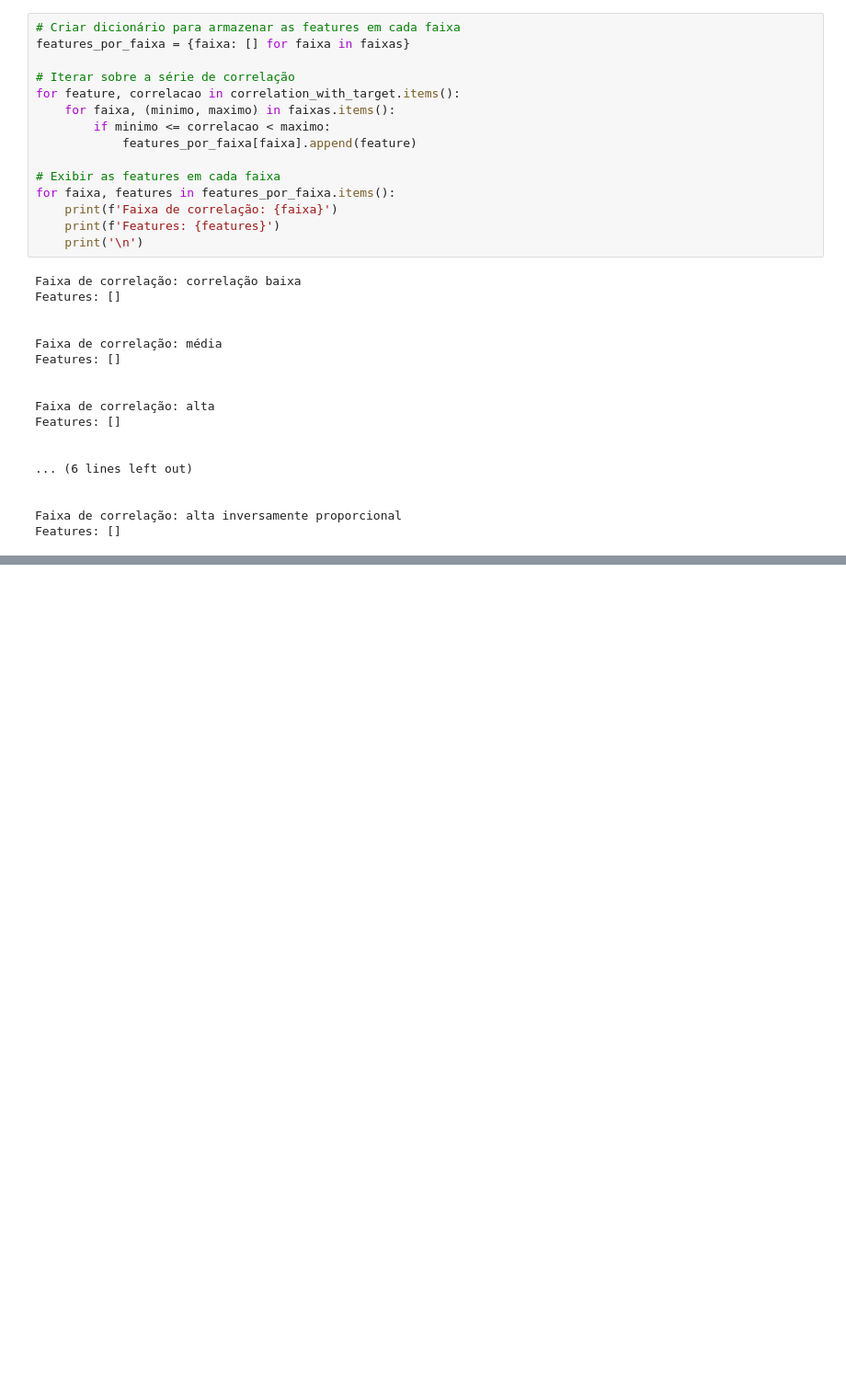
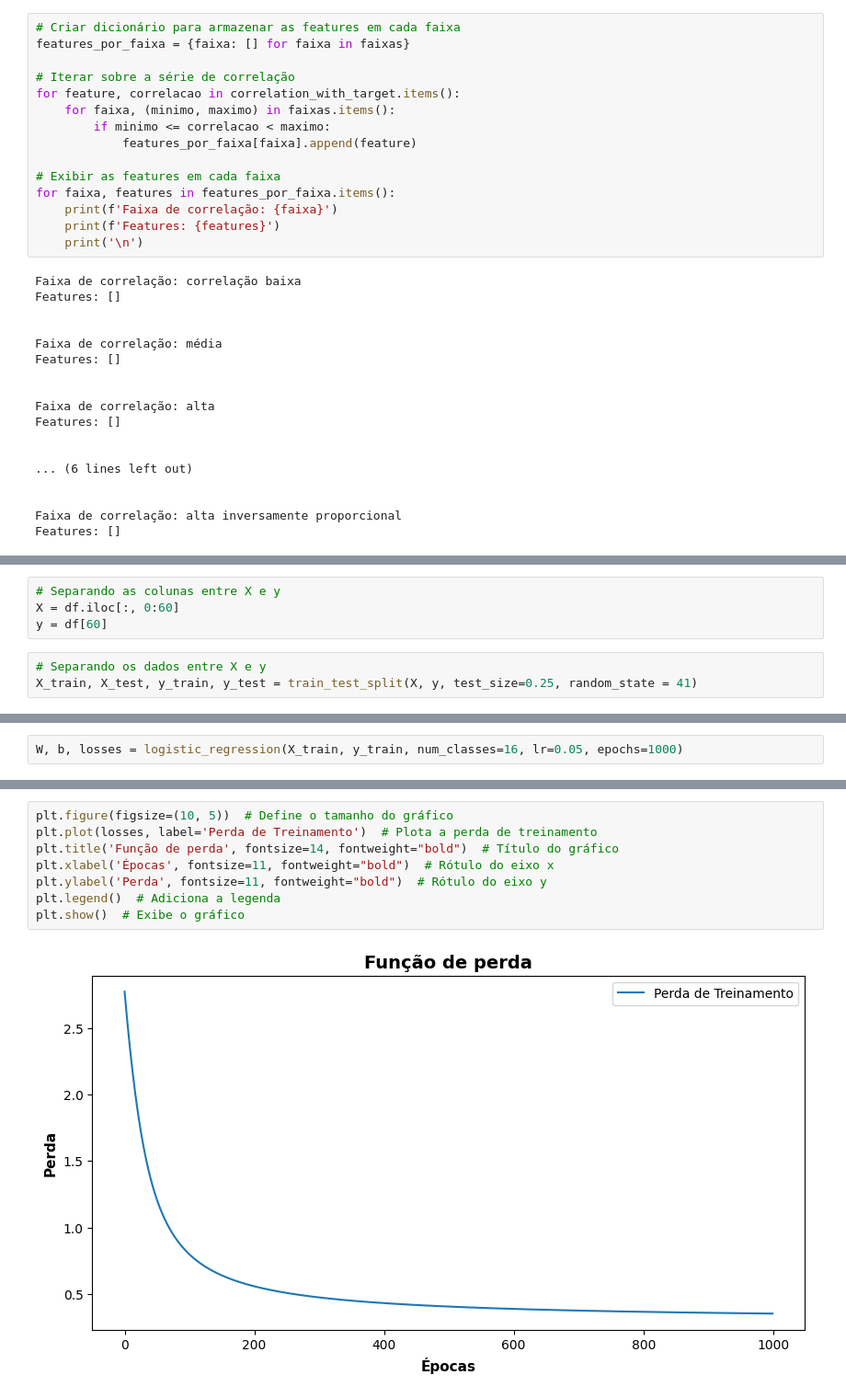
Before and after one commit to talesnobre/Trainees2, a Jupyter notebook: Projeto Final/Final.ipynb, the cells around one changed output, grey strips where cells are left out. Shown at 92% size. Cells and saved outputs as stored; diff of their text form; blank space fills up the shorter version.

```diff
--- a/Projeto Final/Final.ipynb
+++ b/Projeto Final/Final.ipynb
@@ -487,0 +508,7 @@ plt.show()
+# %%
+# Separando as colunas entre X e y
+X = df.iloc[:, 0:60]
+y = df[60]
+# %%
+# Separando os dados entre X e y
+X_train, X_test, y_train, y_test = train_test_split(X, y, test_size=0.25, random_state = 41)
@@ -487,0 +560,2 @@ plt.show()
+# %%
+W, b, losses = logistic_regression(X_train, y_train, num_classes=16, lr=0.05, epochs=1000)
@@ -487,0 +592,10 @@ plt.show()
+# %%
+plt.figure(figsize=(10, 5))  # Define o tamanho do gráfico
+plt.plot(losses, label='Perda de Treinamento')  # Plota a perda de treinamento
+plt.title('Função de perda', fontsize=14, fontweight="bold")  # Título do gráfico
+plt.xlabel('Épocas', fontsize=11, fontweight="bold")  # Rótulo do eixo x
+plt.ylabel('Perda', fontsize=11, fontweight="bold")  # Rótulo do eixo y
+plt.legend()  # Adiciona a legenda
+plt.show()  # Exibe o gráfico
+# %% [output]
+[figure, added]
```
Also changed, not shown: parts of 14 cells of this notebook.
